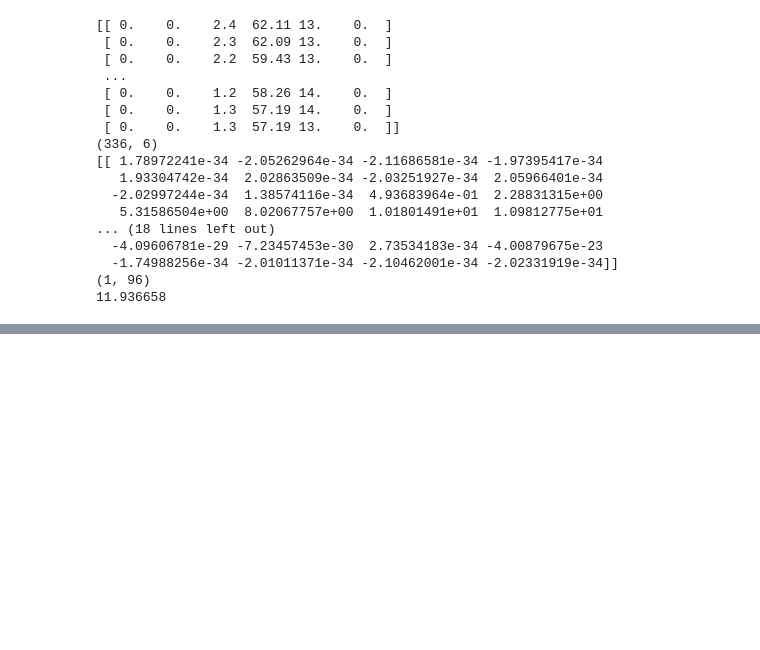
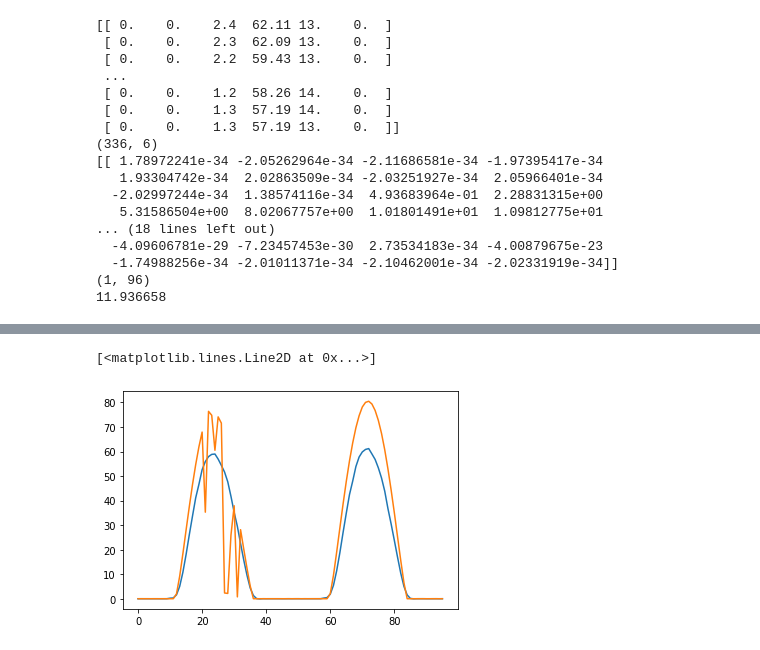
Before and after one commit to J-woooo/Dacon, a Jupyter notebook: jyuuuuuung/kingsolarbeam (1).ipynb, the cells around one changed output, grey strips where cells are left out. Cells and saved outputs as stored; diff of their text form; code cells hidden in the pictures; blank space fills up the shorter version.

```diff
--- a/jyuuuuuung/kingsolarbeam (1).ipynb
+++ b/jyuuuuuung/kingsolarbeam (1).ipynb
@@ -57,7 +79,7 @@ input_array.shape, output_array.shape
 # %%
 # 데이터셋 분배
 train_x, test_x, train_y, test_y = train_test_split(input_array, output_array, test_size = 0.1,shuffle = False)
-# x_train, x_val, y_train, y_val = train_test_split(x_train, y_train, test_size=0.1,shuffle=False)
+train_x, val_x, train_y, val_y = train_test_split(train_x, train_y, test_size=0.1,shuffle=False)
 
 # x_train = np.reshape(x_train, (x_train.shape[0], x_train.shape[1],1))
 # train_x = train_x.reshape((train_x.shape[0], 7, 1, 48, 6))
@@ -119,3 +141,17 @@ print(max(prediction[0]))
   -1.74988256e-34 -2.01011371e-34 -2.10462001e-34 -2.02331919e-34]]
 (1, 96)
 11.936658
+# %%
+model = Sequential()
+for i in range(2):
+    model.add(LSTM(32, batch_input_shape=(1, 336, 6), stateful=True, return_sequences=True))
+    model.add(Dropout(0.3))
+model.add(LSTM(32, batch_input_shape=(1, 336, 6), stateful=True))
+model.add(Dropout(0.3))
+model.add(Dense(96))
+model.compile(loss='mean_squared_error', optimizer='adam')
+custom_hist = CustomHistory()
+custom_hist.init()
+for i in range(200):
+    model.fit(train_x, train_y, epochs=1, batch_size=1, shuffle=False, callbacks=[custom_hist], validation_data=(val_x, val_y))
+    model.reset_states()
@@ -121,0 +176,9 @@ print(max(prediction[0]))
+# %%
+# 모델 사용하기
+xhat = test_x[5]
+print(xhat)
+print(xhat.shape)
+prediction = model.predict(np.array([xhat]), batch_size=1)
+print(prediction)
+print(prediction.shape)
+print(max(prediction[0]))
@@ -121,0 +205,6 @@ print(max(prediction[0]))
+# %%
+plt.plot(np.reshape(prediction,(96)))
+plt.plot(test_y[5])
+# %% [output]
+[<matplotlib.lines.Line2D at 0x...>]
+[figure, added]
```
Also changed, not shown: parts of 10 cells of this notebook, 1 other file.
